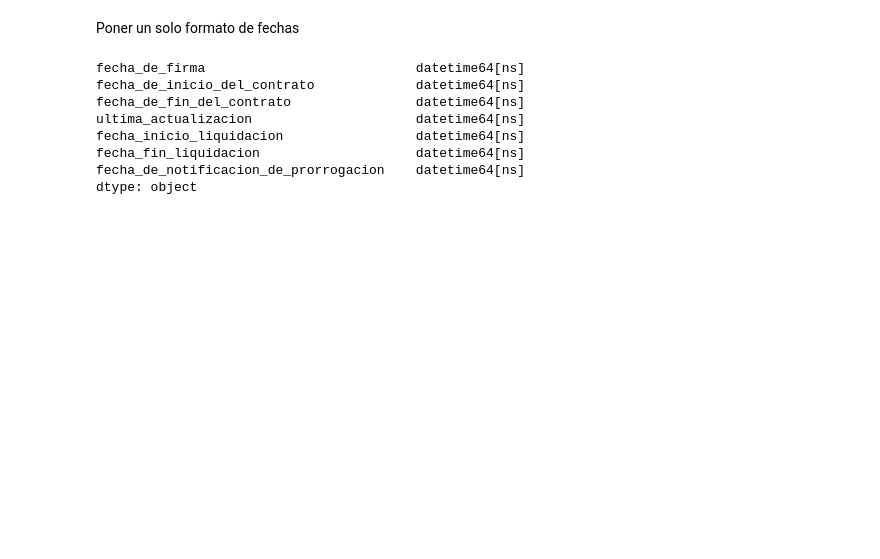
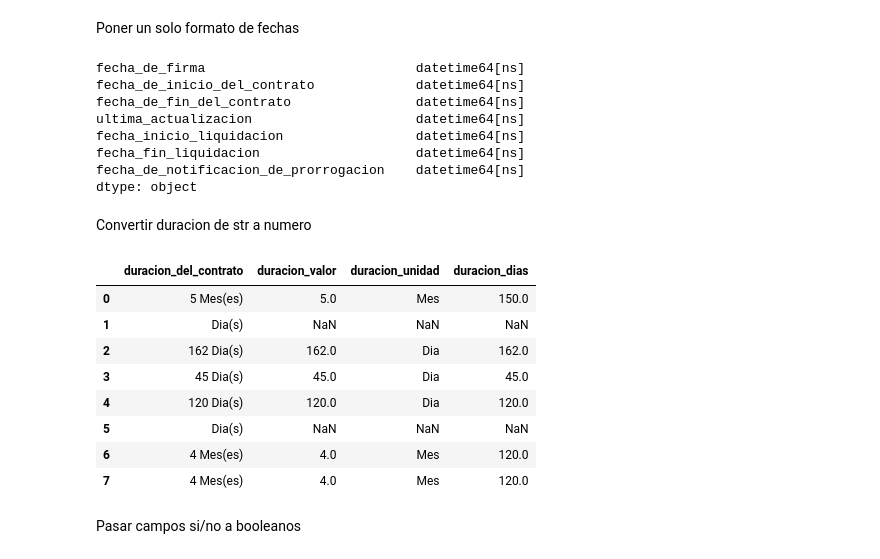
Before and after one commit to andrw4-4/proyecto1-secop-agencia-logistica, a Jupyter notebook: 02-ingenieria-datos/Untitled-1.ipynb, the cells around one changed output. Saved outputs shown, nothing was run; the diff lists cells and outputs as text; code cells hidden in the pictures; blank space fills up the shorter version.

```diff
--- a/02-ingenieria-datos/Untitled-1.ipynb
+++ b/02-ingenieria-datos/Untitled-1.ipynb
@@ -253,3 +253,35 @@ fecha_inicio_liquidacion                 datetime64[ns]
 fecha_fin_liquidacion                    datetime64[ns]
 fecha_de_notificacion_de_prorrogacion    datetime64[ns]
 dtype: object
+# %% [markdown]
+Convertir duracion de str a numero
+# %%
+def parsear_duracion(texto):
+    texto = str(texto).strip()
+    m = re.match(r'^(\d+)\s+(Dia|Mes)', texto)
+    if not m:
+        return np.nan, np.nan
+    cantidad, unidad = int(m.group(1)), m.group(2)
+    dias = cantidad * 30 if unidad == 'Mes' else cantidad
+    return cantidad, unidad
+
+parsed = df_clean['duracion_del_contrato'].apply(parsear_duracion)
+df_clean['duracion_valor'] = parsed.apply(lambda x: x[0])
+df_clean['duracion_unidad'] = parsed.apply(lambda x: x[1])
+df_clean['duracion_dias'] = df_clean.apply(
+    lambda r: r['duracion_valor'] * 30 if r['duracion_unidad'] == 'Mes' else r['duracion_valor'],
+    axis=1
+)
+df_clean[['duracion_del_contrato', 'duracion_valor', 'duracion_unidad', 'duracion_dias']].head(8)
+# %% [output]
+|  | duracion_del_contrato | duracion_valor | duracion_unidad | duracion_dias |
+| 0 | 5 Mes(es) | 5.0 | Mes | 150.0 |
+| 1 | Dia(s) | NaN | NaN | NaN |
+| 2 | 162 Dia(s) | 162.0 | Dia | 162.0 |
+| 3 | 45 Dia(s) | 45.0 | Dia | 45.0 |
+| 4 | 120 Dia(s) | 120.0 | Dia | 120.0 |
+| 5 | Dia(s) | NaN | NaN | NaN |
+| 6 | 4 Mes(es) | 4.0 | Mes | 120.0 |
+| 7 | 4 Mes(es) | 4.0 | Mes | 120.0 |
+# %% [markdown]
+Pasar campos si/no a booleanos
```
Also changed, not shown: parts of 1 cell of this notebook.
